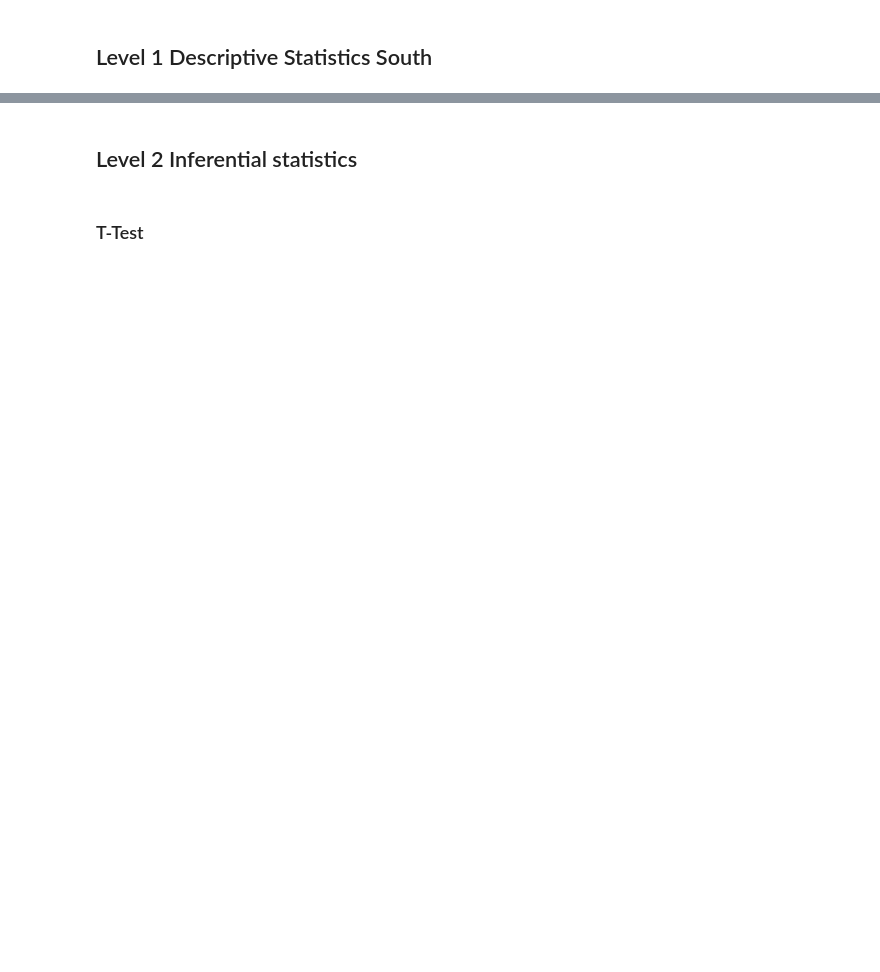
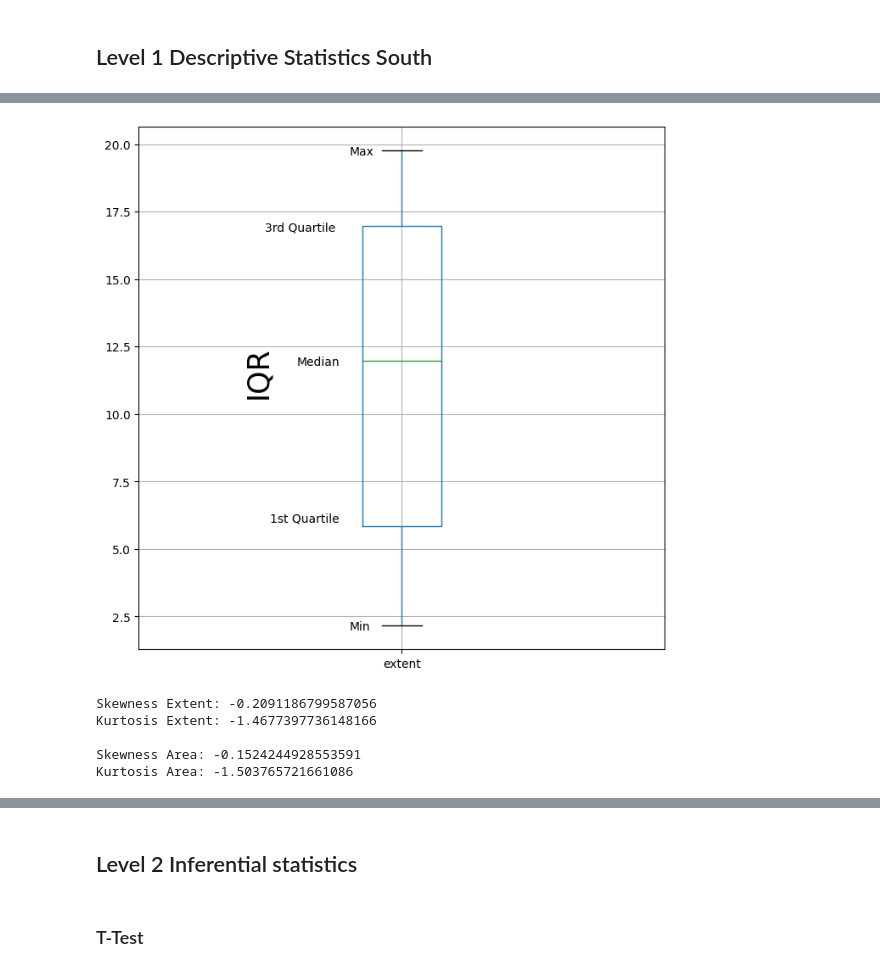
Before and after one commit to mvasquez-lbu/DAV_Sea_Ice_Extent, a Jupyter notebook: Polar_Sea_Ice_Extent_Analysis.ipynb, the cells around one changed output, grey strips where cells are left out. Drawn from its saved outputs; the diff is of its cells as text; code cells hidden in the pictures; blank space fills up the shorter version.

```diff
--- a/Polar_Sea_Ice_Extent_Analysis.ipynb
+++ b/Polar_Sea_Ice_Extent_Analysis.ipynb
@@ -173,20 +301,22 @@ plt.vlines(df_extent_s_dist.median(),   # Plot red line at median
 # %%
 ### Measures of spread ###
 # Interquartile (IQR) range is another common measure of spread.
 # IQR is the distance between the 3rd quartile and the 1st quartile
 
-df_extent_s_box = pd.DataFrame(data_south,columns=['extent'])
+df_extent_s_box = pd.DataFrame(data_south,columns=['extent','area'])
 
 df_extent_s_box.boxplot(column=["extent"],
                return_type='axes',
                figsize=(8,8))
 
 plt.text(x=0.74, y=16.8, s="3rd Quartile")
 plt.text(x=0.8, y=11.8, s="Median")
 plt.text(x=0.75, y=6, s="1st Quartile")
 plt.text(x=0.9, y=2.0, s="Min")
 plt.text(x=0.9, y=19.6, s="Max")
 plt.text(x=0.7, y=10.8, s="IQR", rotation=90, size=25);
+# %% [output]
+[figure, added]
 # %%
 # Kurtosis and Skewness
 
@@ -198,6 +328,12 @@ area_s_kurt = df_extent_s_box["area"].kurt()
 print("Skewness Extent: %s \nKurtosis Extent: %s" %(extent_s_skew,extent_s_kurt))
 print()
 print("Skewness Area: %s \nKurtosis Area: %s" %(area_s_skew,area_s_kurt))
+# %% [output]
+Skewness Extent: -0.2091186799587056
+Kurtosis Extent: -1.4677397736148166
+
+Skewness Area: -0.1524244928553591
+Kurtosis Area: -1.503765721661086
 # %%
 # Monthly sea ice extent throughout the years
 import numpy as np
```
Also changed, not shown: parts of 50 cells of this notebook.
